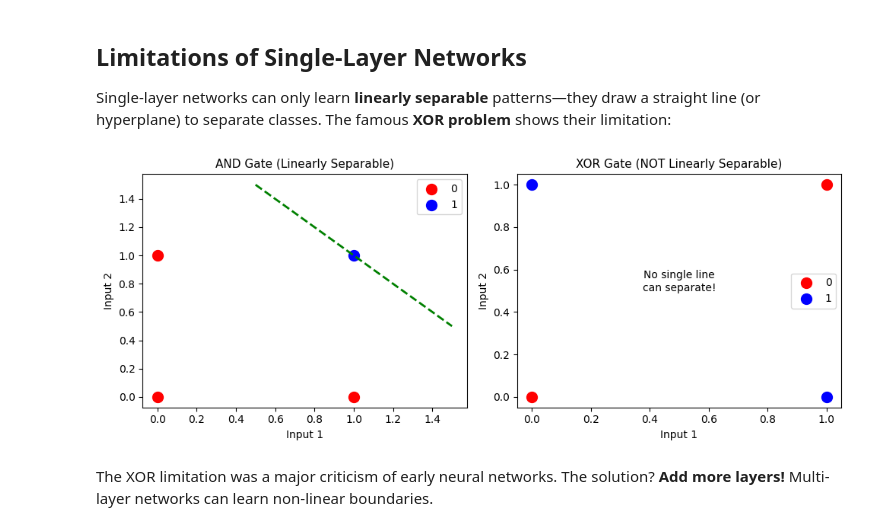
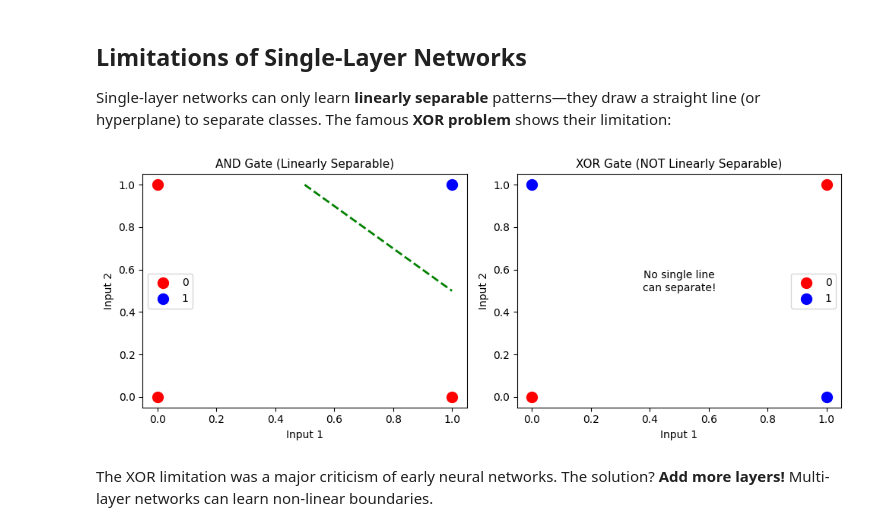
Before and after one commit to ChapmanMSBA/bus675_s26, a Jupyter notebook: lectures/Lecture_08_Neural_Network_Theory.ipynb, the cells around one changed output. Saved outputs shown, nothing was run; the diff lists cells and outputs as text; code cells hidden in the pictures.

```diff
--- a/lectures/Lecture_08_Neural_Network_Theory.ipynb
+++ b/lectures/Lecture_08_Neural_Network_Theory.ipynb
@@ -458,29 +470,29 @@ Single-layer networks can only learn **linearly separable** patterns—they draw
 # %%
 # XOR problem - cannot be solved by a single line!
 fig, axes = plt.subplots(1, 2, figsize=(10, 4))
 
 # AND - linearly separable
 ax = axes[0]
 ax.scatter([0, 0, 1], [0, 1, 0], c='red', s=100, label='0')
 ax.scatter([1], [1], c='blue', s=100, label='1')
-ax.plot([0.5, 1.5], [1.5, 0.5], 'g--', linewidth=2)
+ax.plot([0.5, 1.0], [1.0, 0.5], 'g--', linewidth=2)
 ax.set_title('AND Gate (Linearly Separable)', fontsize=11)
 ax.set_xlabel('Input 1'); ax.set_ylabel('Input 2')
 ax.legend()
 
 # XOR - NOT linearly separable
 ax = axes[1]
 ax.scatter([0, 1], [0, 1], c='red', s=100, label='0')
 ax.scatter([0, 1], [1, 0], c='blue', s=100, label='1')
 ax.set_title('XOR Gate (NOT Linearly Separable)', fontsize=11)
 ax.set_xlabel('Input 1'); ax.set_ylabel('Input 2')
 ax.annotate('No single line\ncan separate!', xy=(0.5, 0.5), fontsize=10, ha='center')
 ax.legend()
 
 plt.tight_layout()
 plt.show()
 # %% [output]
-[figure, old version]
+[figure, new version]
 # %% [markdown]
 The XOR limitation was a major criticism of early neural networks. The solution? **Add more layers!** Multi-layer networks can learn non-linear boundaries.
 # %% [markdown]
```
Also changed, not shown: parts of 9 cells of this notebook, 1 other file.
